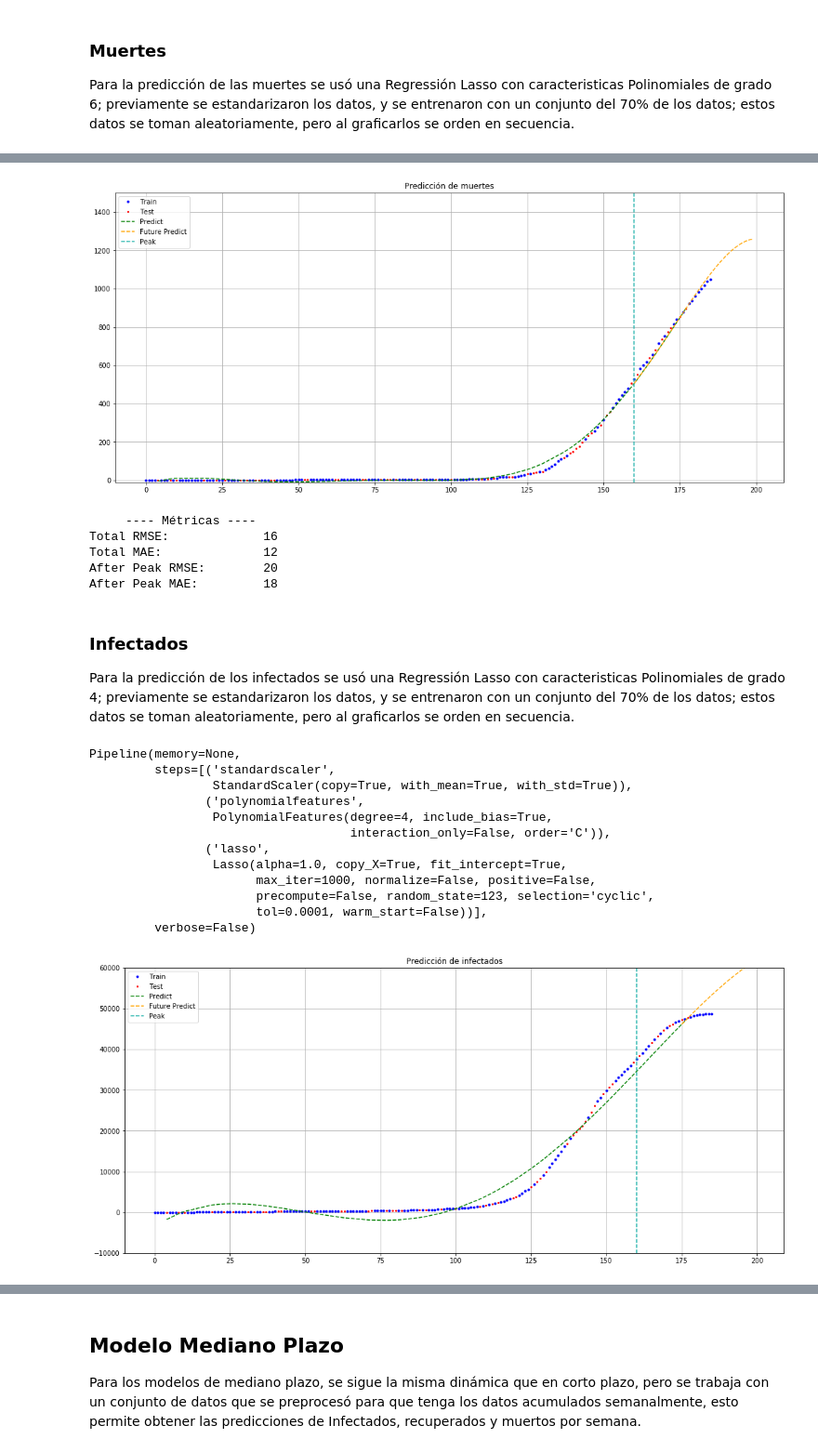
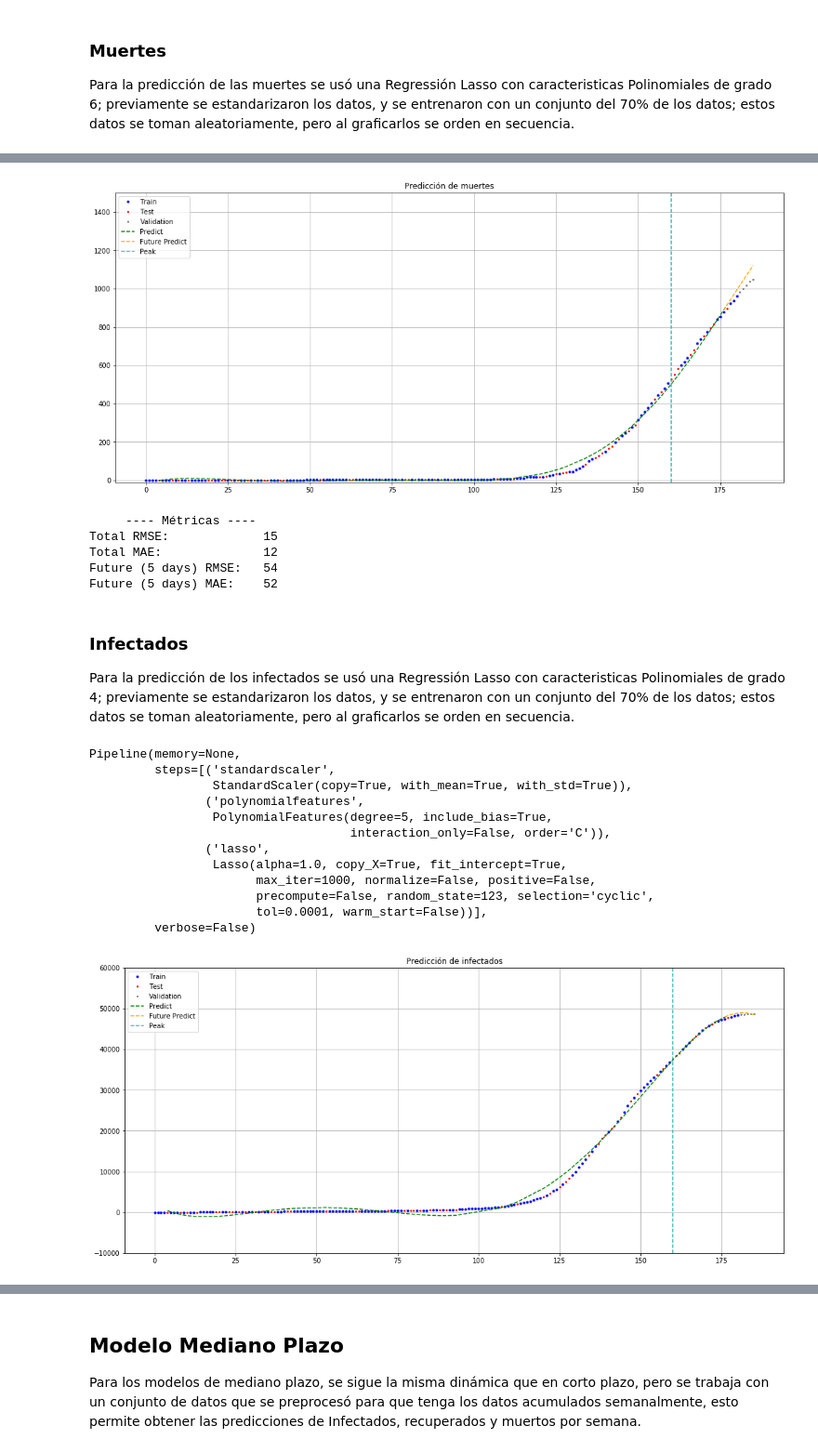
Before and after one commit to sefigueroacUNAL/predictiva-covid, a Jupyter notebook: 3_Modelo_Barranquilla.ipynb, the cells around one changed output, grey strips where cells are left out. Shown: that part at 93% size. Cells and saved outputs as stored; diff of their text form; code cells hidden in the pictures.

```diff
--- a/3_Modelo_Barranquilla.ipynb
+++ b/3_Modelo_Barranquilla.ipynb
@@ -211,43 +221,47 @@ plt.title('Predicción de muertes')
 plt.grid()
 plt.plot(X_train[X_train.flatten().argsort(),0],y_train[X_train.flatten().argsort(),0],'ob',markersize=3,label='Train')
 plt.plot(X_test[X_test.flatten().argsort(),0],y_test[X_test.flatten().argsort(),0],'or',markersize=2,label='Test')
+plt.plot(X_v,y_v,'o',color='gray',markersize=2,label='Validation')
 plt.plot(X_test[X_test.flatten().argsort(),0],y_pred[X_test.flatten().argsort()],'--g',label='Predict')
 plt.plot(x_pred_future,y_pred_future,'--',color='orange',label='Future Predict')
 plt.plot([160,160],[-10,1500],'--',color='lightseagreen', label='Peak') #Peak of cases.
 plt.ylim(-10,1500)
 plt.legend(loc='upper left');
 # %% [output]
-[figure, old version]
+[figure, new version]
 # %%
-x_val = X[160:]
-y_val = y[160:]
-y_pred_val = pipe.predict(x_val)
+y_pred_val = pipe.predict(X_v)
 print('     ---- Métricas ----')
 print('Total RMSE:\t\t{:.0f}'.format(np.sqrt(mean_squared_error(y_test, y_pred))))
 print('Total MAE:\t\t{:.0f}'.format(mean_absolute_error(y_test,y_pred)))
-print('After Peak RMSE:\t{:.0f}'.format(np.sqrt(mean_squared_error(y_val, y_pred_val))))
-print('After Peak MAE:\t\t{:.0f}'.format(mean_absolute_error(y_val,y_pred_val)))
+print('Future (5 days) RMSE:\t{:.0f}'.format(np.sqrt(mean_squared_error(y_v, y_pred_val))))
+print('Future (5 days) MAE:\t{:.0f}'.format(mean_absolute_error(y_v,y_pred_val)))
 # %% [output]
      ---- Métricas ----
-Total RMSE:             16
+Total RMSE:             15
 Total MAE:              12
-After Peak RMSE:        20
-After Peak MAE:         18
+Future (5 days) RMSE:   54
+Future (5 days) MAE:    52
 # %% [markdown]
 ### Infectados
 Para la predicción de los infectados se usó una Regressión Lasso con caracteristicas Polinomiales de grado 4; previamente se estandarizaron los datos, y se entrenaron con un conjunto del 70% de los datos; estos datos se toman aleatoriamente, pero al graficarlos se orden en secuencia.
 # %%
-X = dfMED['dias'].values.reshape(-1,1)
-y = dfMED['acumulado_infectados'].values.reshape(-1,1)
+totalDays = len(dfMED['dias'].values)
+X = dfMED['dias'].values[0:totalDays-5].reshape(-1,1) #Variable independiente.
+y = dfMED['acumulado_infectados'].values[0:totalDays-5].reshape(-1,1) #Variable dependiente.
+#Datos de validación - nunca entran al modelo.
+X_v = dfMED['dias'].values[totalDays-5:].reshape(-1,1)
+y_v = dfMED['acumulado_infectados'].values[totalDays-5:].reshape(-1,1)
+
 X_train, X_test, y_train, y_test = train_test_split(X,y,test_size=0.3,random_state=123,shuffle=True)
-pipe = make_pipeline(StandardScaler(),PolynomialFeatures(degree=4),Lasso(random_state=123))
+pipe = make_pipeline(StandardScaler(),PolynomialFeatures(degree=5),Lasso(random_state=123))
 pipe.fit(X_train,y_train)
 # %% [output]
 Pipeline(memory=None,
          steps=[('standardscaler',
                  StandardScaler(copy=True, with_mean=True, with_std=True)),
                 ('polynomialfeatures',
-                 PolynomialFeatures(degree=4, include_bias=True,
+                 PolynomialFeatures(degree=5, include_bias=True,
                                     interaction_only=False, order='C')),
                 ('lasso',
                  Lasso(alpha=1.0, copy_X=True, fit_intercept=True,
@@ -257,20 +271,21 @@ Pipeline(memory=None,
          verbose=False)
 # %%
 y_pred = pipe.predict(X_test)
-x_pred_future = np.arange(175,200,step=1)
+x_pred_future = np.arange(totalDays-10,totalDays,step=1)
 y_pred_future = pipe.predict(x_pred_future.reshape(-1,1))
 # %%
 #Graph ordered data.
 f = plt.figure(figsize=(18,8))
 plt.title('Predicción de infectados')
 plt.grid()
 plt.plot(X_train[X_train.flatten().argsort(),0],y_train[X_train.flatten().argsort(),0],'ob',markersize=3,label='Train')
 plt.plot(X_test[X_test.flatten().argsort(),0],y_test[X_test.flatten().argsort(),0],'or',markersize=2,label='Test')
+plt.plot(X_v,y_v,'o',color='gray',markersize=2,label='Validation')
 plt.plot(X_test[X_test.flatten().argsort(),0],y_pred[X_test.flatten().argsort()],'--g',label='Predict')
 plt.plot(x_pred_future,y_pred_future,'--',color='orange',label='Future Predict')
 plt.plot([160,160],[-10000,60000],'--',color='lightseagreen', label='Peak') #Peak of cases.
 plt.ylim(-10000,60000)
 plt.legend(loc='upper left');
 # %% [output]
-[figure, old version]
+[figure, new version]
 # %%
```
Also changed, not shown: parts of 24 cells of this notebook, 4 other files.
